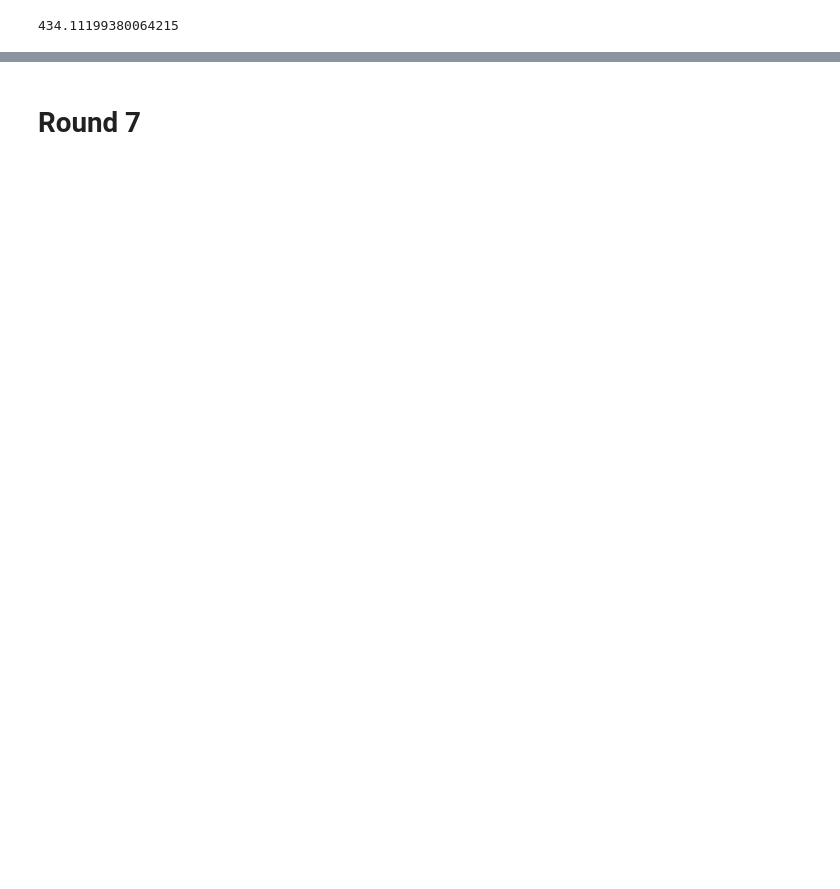
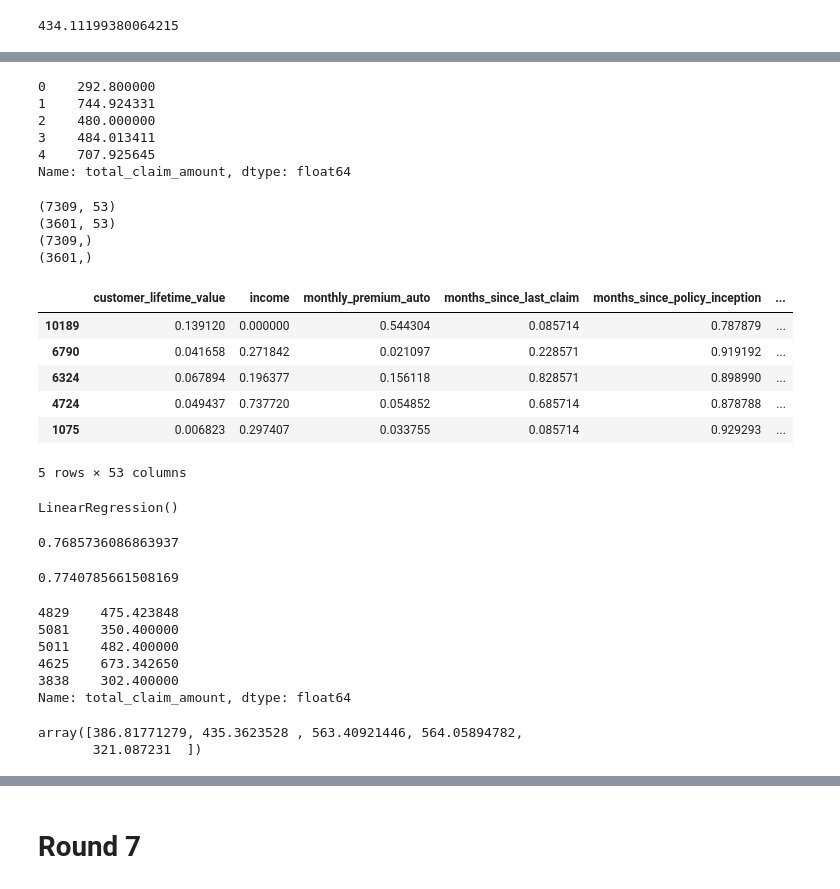
Before and after one commit to mmmaxime/lab-customer-analysis-round-2, a Jupyter notebook: files_for_lab/csv_files/Lab-Round 2 + 3 + 4 + 5 + 6 + 7 + 8.ipynb, the cells around one changed output, grey strips where cells are left out. Saved outputs shown, nothing was run; the diff lists cells and outputs as text; code cells hidden in the pictures; blank space fills up the shorter version.

```diff
--- a/files_for_lab/csv_files/Lab-Round 2 + 3 + 4 + 5 + 6 + 7 + 8.ipynb
+++ b/files_for_lab/csv_files/Lab-Round 2 + 3 + 4 + 5 + 6 + 7 + 8.ipynb
@@ -792,0 +802,69 @@ print(mae)
+# %%
+X1 = pd.concat([normalized_data, onehot_encoded], axis=1)
+# %%
+y1 = data['total_claim_amount']
+y1.head()
+# %% [output]
+0    292.800000
+1    744.924331
+2    480.000000
+3    484.013411
+4    707.925645
+Name: total_claim_amount, dtype: float64
+# %%
+#Previous test size was 0.2 and changed it to 0.33
+from sklearn.model_selection import train_test_split
+X1_train, X1_test, y1_train, y1_test = train_test_split(X1, y1, test_size=0.33, random_state=42)
+print(X1_train.shape)
+print(X1_test.shape)
+print(y1_train.shape)
+print(y1_test.shape)
+# %% [output]
+(7309, 53)
+(3601, 53)
+(7309,)
+(3601,)
+# %%
+X1_train.head()
+# %% [output]
+|  | customer_lifetime_value | income | monthly_premium_auto | months_since_last_claim | months_since_policy_inception | ... |
+| 10189 | 0.139120 | 0.000000 | 0.544304 | 0.085714 | 0.787879 | ... |
+| 6790 | 0.041658 | 0.271842 | 0.021097 | 0.228571 | 0.919192 | ... |
+| 6324 | 0.067894 | 0.196377 | 0.156118 | 0.828571 | 0.898990 | ... |
+| 4724 | 0.049437 | 0.737720 | 0.054852 | 0.685714 | 0.878788 | ... |
+| 1075 | 0.006823 | 0.297407 | 0.033755 | 0.085714 | 0.929293 | ... |
+5 rows × 53 columns
+# %%
+#Linear Aggression Model
+lm = linear_model.LinearRegression()
+lm.fit(X1_train,y1_train)
+# %% [output]
+LinearRegression()
+# %%
+#R2 Score train
+predictions_train = lm.predict(X1_train)
+r2_score(y1_train, predictions_train)
+# Original score for train with minmax scaling 0.7709218408629059
+# %% [output]
+0.7685736086863937
+# %%
+#R2 score test
+predictions_test = lm.predict(X1_test)
+r2_score(y1_test, predictions_test)
+#Original score for test with minmax scaling 0.7687843003765986
+# %% [output]
+0.7740785661508169
+# %%
+y_test[:5]
+# %% [output]
+4829    475.423848
+5081    350.400000
+5011    482.400000
+4625    673.342650
+3838    302.400000
+Name: total_claim_amount, dtype: float64
+# %%
+predictions_test[:5]
+# %% [output]
+array([386.81771279, 435.3623528 , 563.40921446, 564.05894782,
+       321.087231  ])
```
Also changed, not shown: parts of 84 cells of this notebook.
